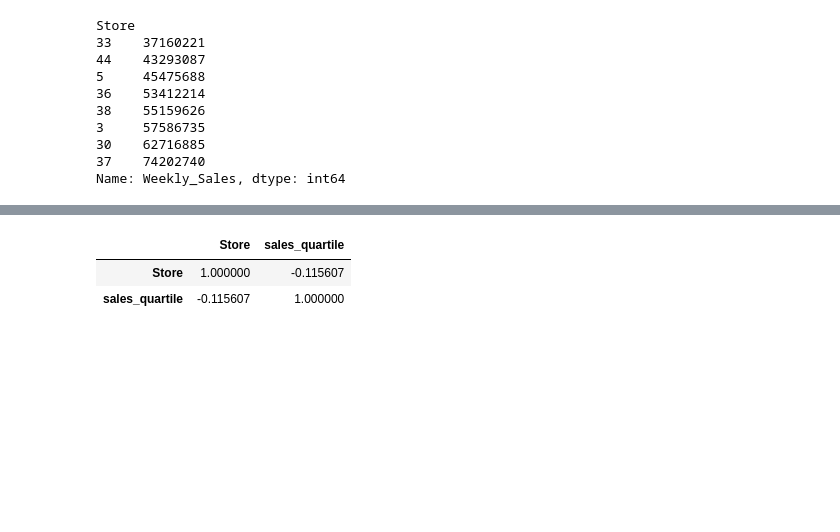
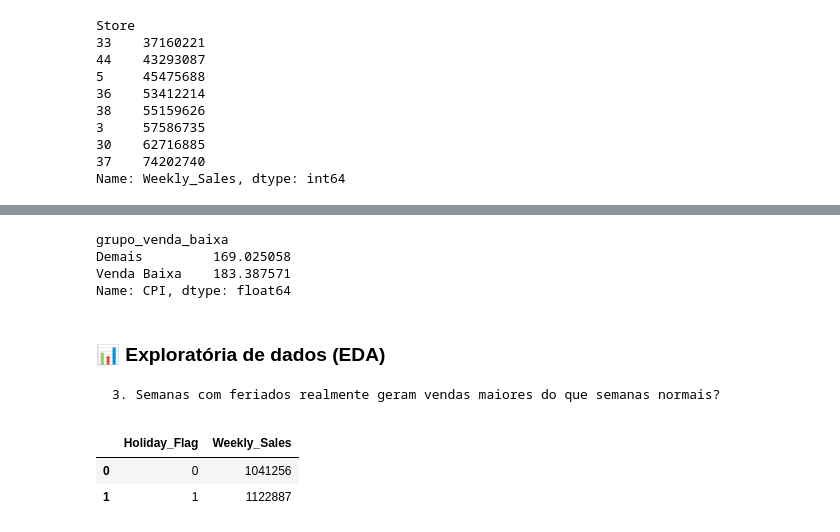
Before and after one commit to diogobueno-analytics/walmart-sales, a Jupyter notebook: walmart_analysis.ipynb, the cells around one changed output, grey strips where cells are left out. Cells and saved outputs as stored; diff of their text form; code cells hidden in the pictures; blank space fills up the shorter version.

```diff
--- a/walmart_analysis.ipynb
+++ b/walmart_analysis.ipynb
@@ -197,13 +212,21 @@ Name: Weekly_Sales, dtype: int64
 # %%
-lojas_venda_baixa = ['33','44','5','36','38','3','30','37']
-#df.describe()
-df_lojas_venda_baixa = df[df['Store'].isin(lojas_venda_baixa)]
-df_lojas_venda_baixa = df_lojas_venda_baixa.groupby('Store')['Weekly_Sales'].sum().astype(int).reset_index()
-df_lojas_venda_baixa['sales_quartile'] = pd.qcut(df_lojas_venda_baixa['Weekly_Sales'], q=4, labels=[1,2,3,4])
-#df_lojas_venda_baixa.head()
-df_lojas_venda_baixa[['Store','sales_quartile']].corr()
-#sales quartile tem que ser feito depois que agrupou se nao
+lojas_venda_baixa = df['Store'].astype(str).isin(['33','44','5','36','38','3','30','37'])
+
+df['grupo_venda_baixa'] = lojas_venda_baixa.map({True:'Venda Baixa', False:'Demais'})
+comparacao = df.groupby('grupo_venda_baixa')['CPI'].mean()
+print(comparacao)
 # %% [output]
-|  | Store | sales_quartile |
-| Store | 1.000000 | -0.115607 |
-| sales_quartile | -0.115607 | 1.000000 |
+grupo_venda_baixa
+Demais         169.025058
+Venda Baixa    183.387571
+Name: CPI, dtype: float64
+# %% [markdown]
+### 📊 Exploratória de dados (EDA)
+
+    3. Semanas com feriados realmente geram vendas maiores do que semanas normais?
+# %%
+df.groupby('Holiday_Flag')['Weekly_Sales'].mean().reset_index().astype(int)
+# %% [output]
+|  | Holiday_Flag | Weekly_Sales |
+| 0 | 0 | 1041256 |
+| 1 | 1 | 1122887 |
```
Also changed, not shown: parts of 7 cells of this notebook.
